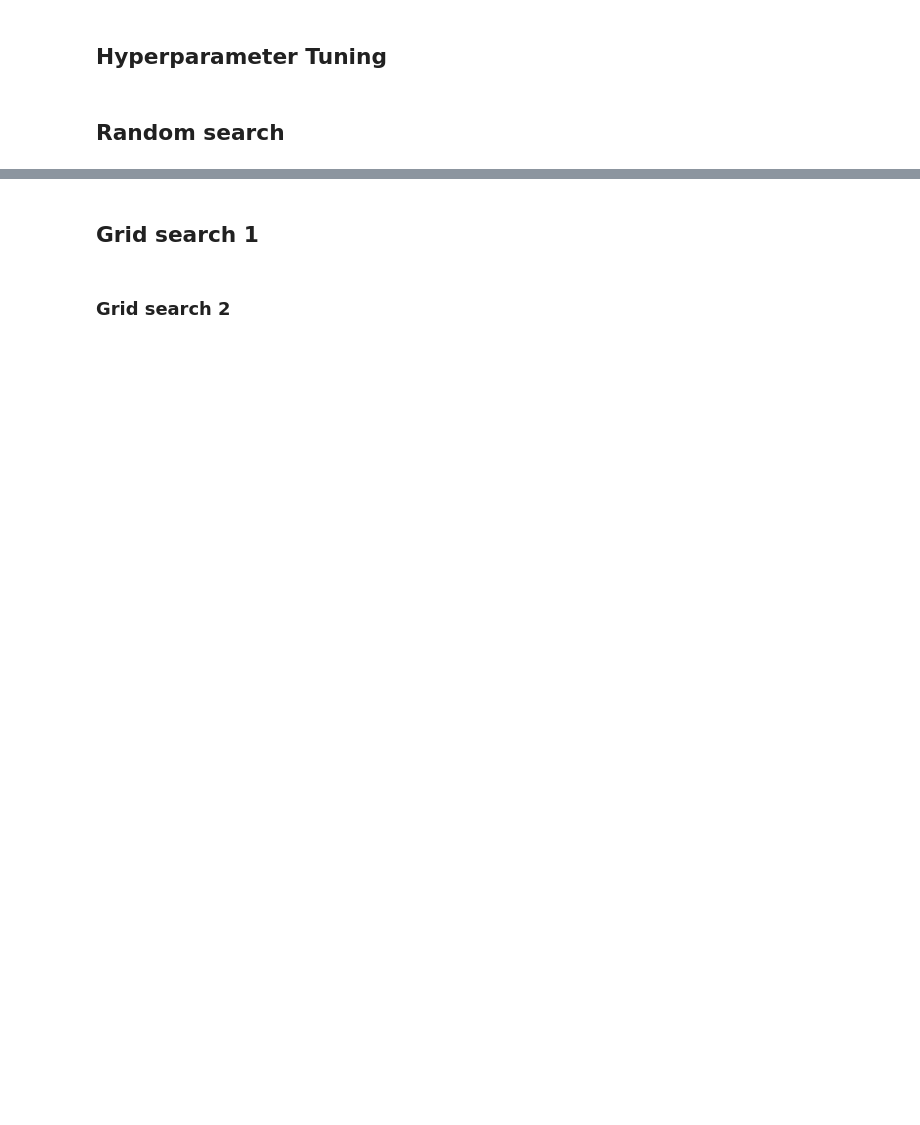
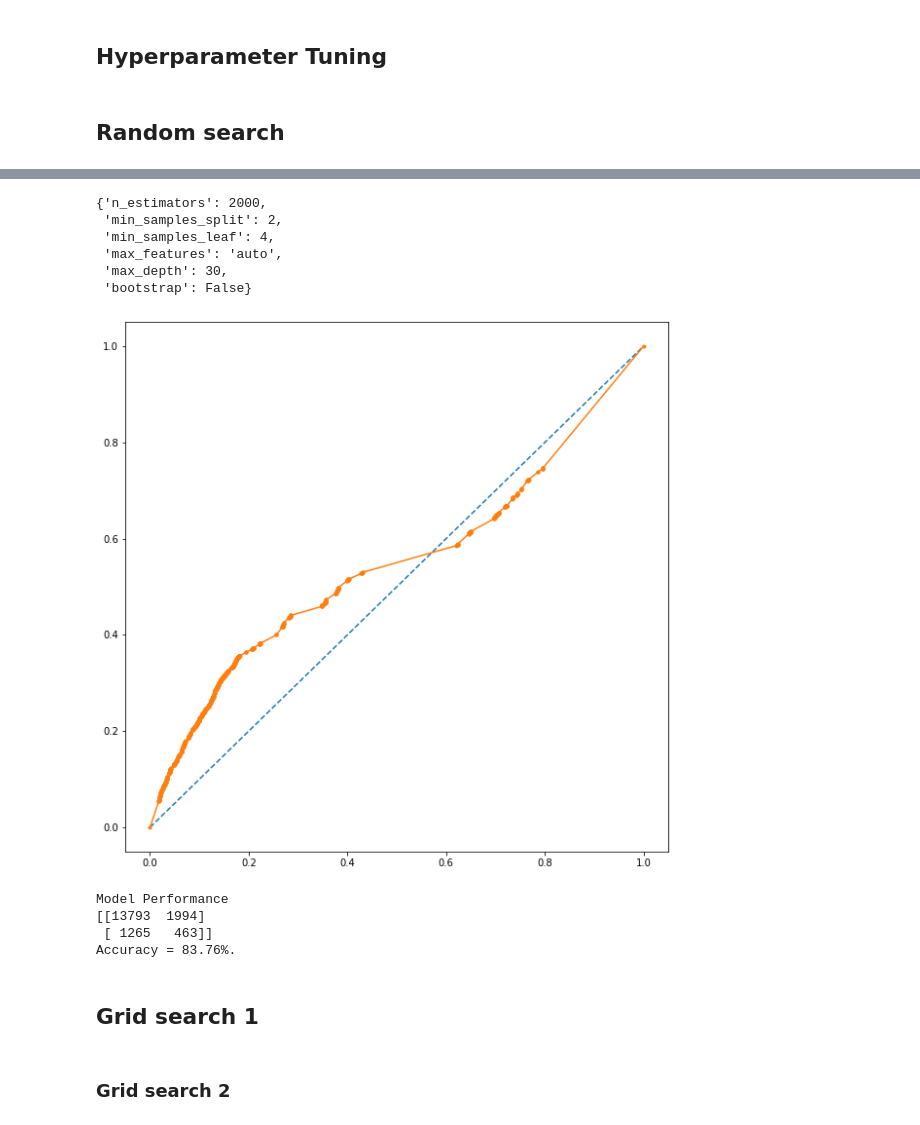
Before and after one commit to JakobGM/machine-learning-course, a Jupyter notebook: project/berild.ipynb, the cells around one changed output, grey strips where cells are left out. Saved outputs shown, nothing was run; the diff lists cells and outputs as text; code cells hidden in the pictures; blank space fills up the shorter version.

```diff
--- a/project/berild.ipynb
+++ b/project/berild.ipynb
@@ -106,10 +93,19 @@ plt.show()
 def evaluate(model, test_features, test_labels):
     predictions = model.predict(test_features)
     errors = abs(predictions - test_labels)
-    mape = 100 * np.mean(errors / test_labels)
+    mape = 100 * np.sum(errors)/test_labels.size
     accuracy = 100 - mape
+    fpr, tpr, thresholds = roc_curve(test_labels, predictions)
+    plt.figure(figsize = (10,10))
+    plt.plot([0, 1], [0, 1], linestyle='--')
+    plt.plot(fpr, tpr, marker='.')
+    plt.show()
+    decision_boundary = 0.18
+    predictions[predictions < decision_boundary] = 0
+    predictions[predictions >= decision_boundary] = 1
+    conf_mat = confusion_matrix(test_labels, predictions)
     print('Model Performance')
-    print('Average Error: {:0.4f} degrees.'.format(np.mean(errors)))
+    print(conf_mat)
     print('Accuracy = {:0.2f}%.'.format(accuracy))
 
     return accuracy
@@ -166,3 +155,22 @@ random_accuracy = evaluate(best_random, test_features, test_labels)
+# %%
+best_params_random = joblib.load("../project/best_params_rf.pkl")
+best_estimator_random= joblib.load("../project/best_estimator_rf.pkl")
+best_params_random
+# %% [output]
+{'n_estimators': 2000,
+ 'min_samples_split': 2,
+ 'min_samples_leaf': 4,
+ 'max_features': 'auto',
+ 'max_depth': 30,
+ 'bootstrap': False}
+# %%
+random_accuracy = evaluate(best_estimator_random, test_features, test_response)
+# %% [output]
+[figure, added]
+Model Performance
+[[13793  1994]
+ [ 1265   463]]
+Accuracy = 83.76%.
 # %% [markdown]
 ## Grid search 1
 # %%
```
Also changed, not shown: parts of 16 cells of this notebook, 1 other file.
